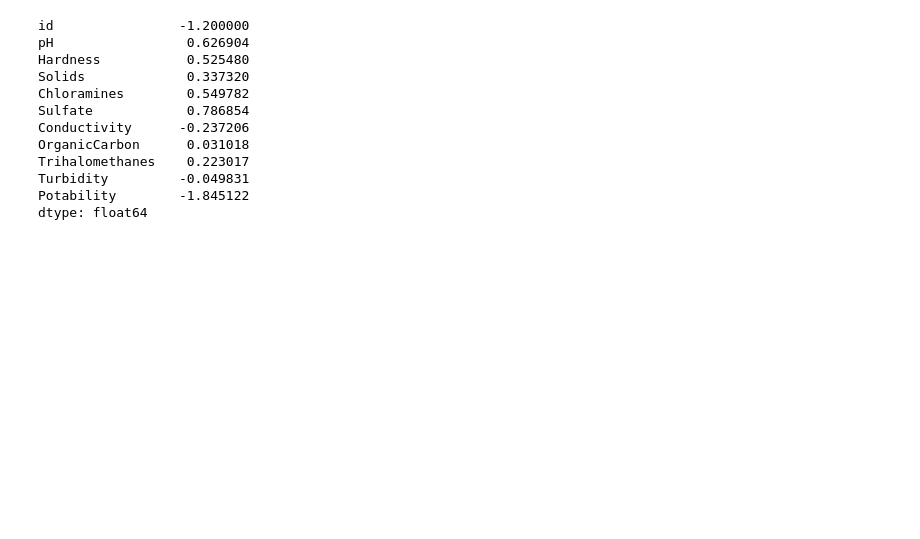
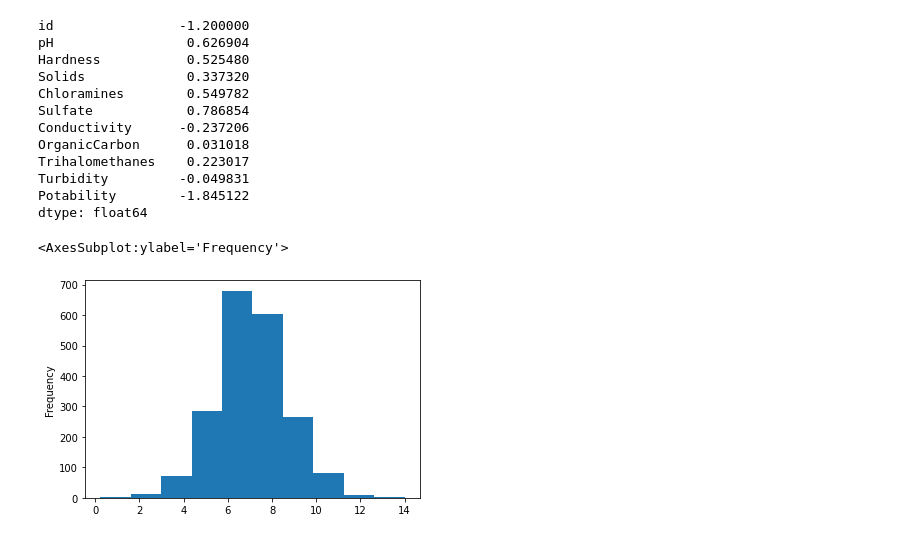
Before and after one commit to TubesForLyfe/ProbStat, a Jupyter notebook: src/main.ipynb, the cells around one changed output. Cells and saved outputs as stored; diff of their text form; code cells hidden in the pictures; blank space fills up the shorter version.

Commit message:
Add histogram & boxplot

```diff
--- a/src/main.ipynb
+++ b/src/main.ipynb
@@ -141,3 +139,10 @@ Trihalomethanes    0.223017
 Turbidity         -0.049831
 Potability        -1.845122
 dtype: float64
+# %%
+# Histogram dan boxplot tiap kolom
+
+df["pH"].plot(kind = "hist")
+# %% [output]
+<AxesSubplot:ylabel='Frequency'>
+[figure, added]
```
Also changed, not shown: parts of 9 cells of this notebook.
